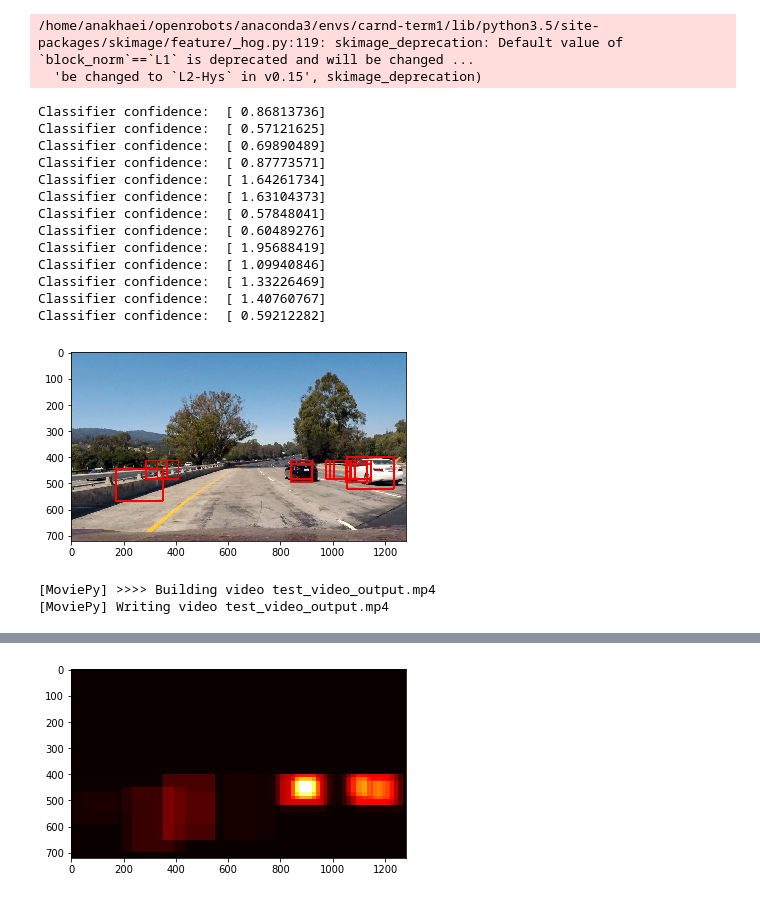
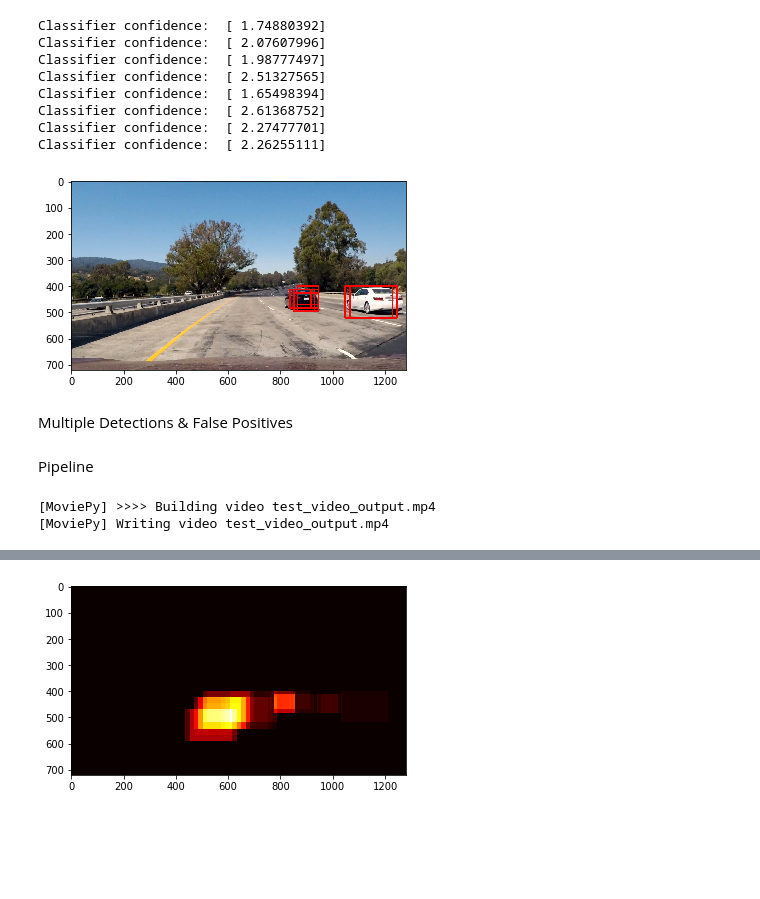
Before and after one commit to anakhaei/CarND-Vehicle-Detection, a Jupyter notebook: vehicle_detection.ipynb, the cells around one changed output, grey strips where cells are left out. Saved outputs shown, nothing was run; the diff lists cells and outputs as text; code cells hidden in the pictures; blank space fills up the shorter version.

Commit message:
updated parameters

```diff
--- a/vehicle_detection.ipynb
+++ b/vehicle_detection.ipynb
@@ -250,5 +258,5 @@ show_image(window_img)
 # %%
-windows_mid = slide_window(images[0], x_start_stop=[0, 1280], y_start_stop=[400, 600],
+windows_mid = slide_window(images[0], x_start_stop=[300, 1270], y_start_stop=[400, 600],
                 xy_window=(180, 120), xy_overlap=(0.9, 0.8))
 window_img = draw_boxes(image, windows_mid, color=(0, 0, 255), thick=6)
 show_image(window_img)
@@ -257,7 +265,7 @@ show_image(window_img)
 # %%
 
 
-windows_close = slide_window(images[0], x_start_stop=[0, 1280], y_start_stop=[400, None],
+windows_close = slide_window(images[0], x_start_stop=[250, 1270], y_start_stop=[400, None],
                 xy_window=(200, 250), xy_overlap=(0.8, 0.8))
 window_img = draw_boxes(image, windows_close, color=(0, 0, 255), thick=6)
 show_image(window_img)
@@ -332,26 +341,21 @@ hot_windows += (search_windows(image, windows, svc, X_scaler, color_space=color_
                     spatial_size=spatial_size, hist_bins=hist_bins,
                     orient=orient, pix_per_cell=pix_per_cell,
                     cell_per_block=cell_per_block,
-                    hog_channel=hog_channel, threshold=0.5,debug=True))
+                    hog_channel=hog_channel, threshold=1.5,debug=True))
 window_img = draw_boxes(draw_image, hot_windows, color=(0, 0, 255), thick=6)
 show_image(window_img)
 # %% [output]
-/home/anakhaei/openrobots/anaconda3/envs/carnd-term1/lib/python3.5/site-packages/skimage/feature/_hog.py:119: skimage_deprecation: Default value of `block_norm`==`L1` is deprecated and will be changed ...
-  'be changed to `L2-Hys` in v0.15', skimage_deprecation)
+Classifier confidence:  [ 1.74880392]
+Classifier confidence:  [ 2.07607996]
+Classifier confidence:  [ 1.98777497]
+Classifier confidence:  [ 2.51327565]
+Classifier confidence:  [ 1.65498394]
+Classifier confidence:  [ 2.61368752]
+Classifier confidence:  [ 2.27477701]
+Classifier confidence:  [ 2.26255111]
-Classifier confidence:  [ 0.86813736]
-Classifier confidence:  [ 0.57121625]
-Classifier confidence:  [ 0.69890489]
-Classifier confidence:  [ 0.87773571]
-Classifier confidence:  [ 1.64261734]
-Classifier confidence:  [ 1.63104373]
-Classifier confidence:  [ 0.57848041]
-Classifier confidence:  [ 0.60489276]
-Classifier confidence:  [ 1.95688419]
-Classifier confidence:  [ 1.09940846]
-Classifier confidence:  [ 1.33226469]
-Classifier confidence:  [ 1.40760767]
-Classifier confidence:  [ 0.59212282]
-[figure, old version]
+[figure, new version]
+# %% [markdown]
+Multiple Detections & False Positives
 # %%
 def draw_labeled_bboxes(img, labels):
     for car_number in range(1, labels[1]+1):
@@ -375,12 +379,8 @@ def find_cars(input_image, windows, classifier, scaler, draw=True):
                                 spatial_size=spatial_size, hist_bins=hist_bins,
                                 orient=orient, pix_per_cell=pix_per_cell,
                                 cell_per_block=cell_per_block,
-                                hog_channel=hog_channel,threshold=0.3)
+                                hog_channel=hog_channel,threshold=1.5)
     bboxes_list.append(hot_windows)
-#     if draw == True:
-#         draw_image = np.copy(input_image)
-#         window_img = draw_boxes(input_image, hot_windows, color=(0, 0, 255), thick=5)
-#         return window_img
 
 def add_bboxes_to_list(image):
     return add_bboxes(image, windows, svc, X_scaler)
@@ -405,33 +405,5 @@ def create_heatmaps(all_bboxes, recent_frames_used=20, threshold=5):
         plt.imshow(idx_heatmap, cmap="hot")
 
     return heatmap_list
-
-def pipeline(image):
-    global bboxes_list
-    global heat_map_g
-    recent_frames_used=15
-    threshold=10
-
-    image_test = cv2.GaussianBlur(image, (15, 15), 0)
-    find_cars(image_test, windows, svc, X_scaler, draw=False)
-
-    # Adjust parameters if needed
-    if len(bboxes_list) < recent_frames_used + 1:
-        recent_frames_used = len(bboxes_list) - 1
-
-    frame_heatmap = np.zeros_like(image[:,:,0])
-    for boxlist in bboxes_list[-recent_frames_used:]:
-        frame_heatmap = add_heat(frame_heatmap, boxlist)
-
-    heat_map_g = frame_heatmap.copy()
-    # Apply threshold
-    frame_heatmap[frame_heatmap <= threshold] = 0
-    labels = label(frame_heatmap)
-    draw_img = draw_labeled_bboxes(np.copy(image), labels)
-
-    plt.imshow(draw_img)
-    return draw_img
-
-def pipeline_resized(img):
-    result = pipeline(img)
-    return cv2.resize(result, (320, 180))
+# %% [markdown]
+Pipeline
@@ -441,7 +443,7 @@ from IPython.display import HTML
 
 bboxes_list = []
 heat_map_g = None
-video = VideoFileClip("test_video.mp4")
+video = VideoFileClip("project_video.mp4")
 project_clip = video.fl_image(pipeline)
 video_output = "test_video_output.mp4"
 %time project_clip.write_videofile(video_output, audio=False)
@@ -458 +460 @@ Wall time: 2min 14s
-[figure, old version]
+[figure, new version]
```
Also changed, not shown: parts of 15 cells of this notebook, 2 other files.
